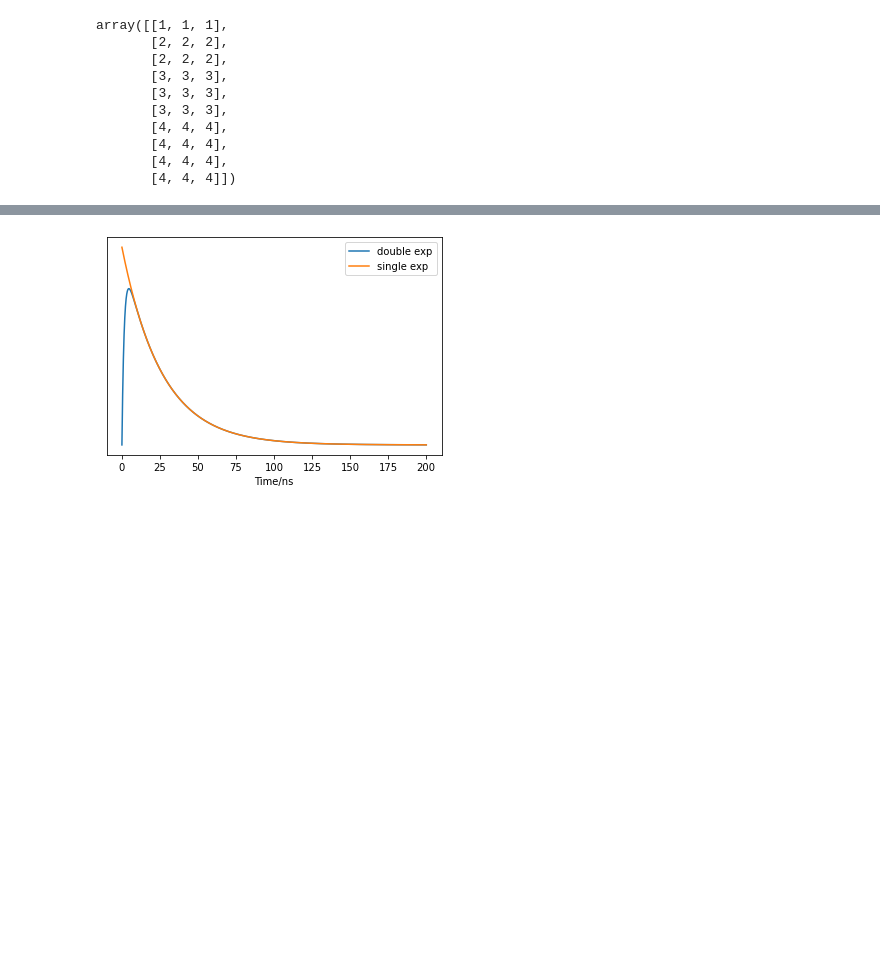
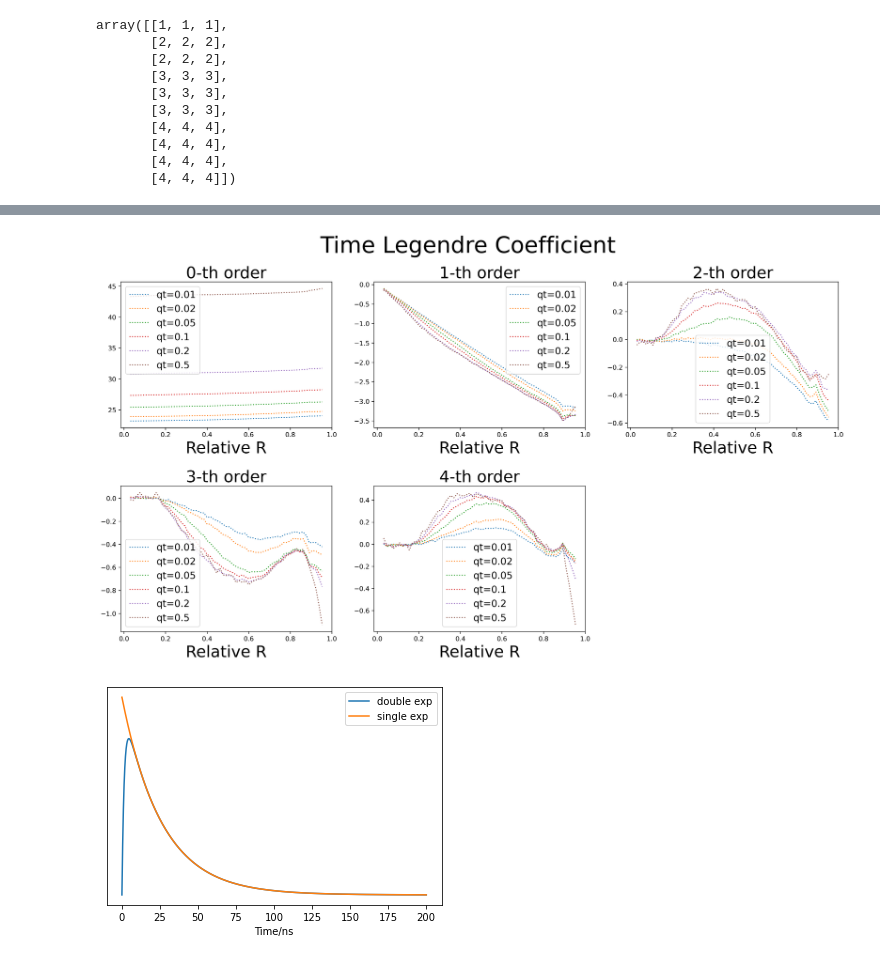
Before and after one commit to dw839566105/Recon1t, a Jupyter notebook: calib/Time_calib/Untitled.ipynb, the cells around one changed output, grey strips where cells are left out. Saved outputs shown, nothing was run; the diff lists cells and outputs as text; code cells hidden in the pictures; blank space fills up the shorter version.

```diff
--- a/calib/Time_calib/Untitled.ipynb
+++ b/calib/Time_calib/Untitled.ipynb
@@ -152,3 +148,34 @@ for q in qt:
+# %%
+plt.subplots(2,3,dpi=300, figsize=(20,10), sharex=True)
+plt.subplots_adjust(hspace=0.4, wspace=0.2)
+plt.suptitle('Time Legendre Coefficient', fontsize=35)
+qt = np.array([0.01, 0.02, 0.05, 0.1, 0.2, 0.5])
+ra = np.arange(0.01,0.650,0.01)
+for q in qt:
+    coeff_time = []
+    for i in ra:
+        try:
+            h = tables.open_file('../coeff_time_1t_shell_200000_%.2f_20/file_%+.3f.h5' % (q,i))
+        except:
+            h = tables.open_file('../coeff_time_1t_shell_200000_%.1f_20/file_%+.3f.h5' % (q,i))
+        coeff_time.append(h.root.coeff5[:])
+        h.close()
+    coeff_time = np.array(coeff_time)
+    for i in np.arange(5):
+        plt.subplot(2,3,i+1)
+        plt.plot(ra[1:-2]/0.65, coeff_time[1:-2,i],label = f'qt={q}',linestyle='dotted')
+        # plt.ylabel('Legendre Coefficient of Time Info')
+        plt.legend(fontsize=15)
+        plt.xlabel('Relative R',fontsize=25)
+        # plt.ylabel('Legendre Coefficient', fontsize=25)
+        # plt.legend(fontsize=25)
+        plt.title('%d-th order' % i, fontsize=25)
+        #plt.title('Time %d-th order' % i )
+plt.subplot(2,3,6)
+plt.axis('off')
+plt.savefig('Time_coeff.png')
+# %% [output]
+[figure, added]
 # %%
 x = np.linspace(0,200,np.int(1e6))
 tau_d = 26
```
Also changed, not shown: parts of 7 cells of this notebook, 34 other files.
